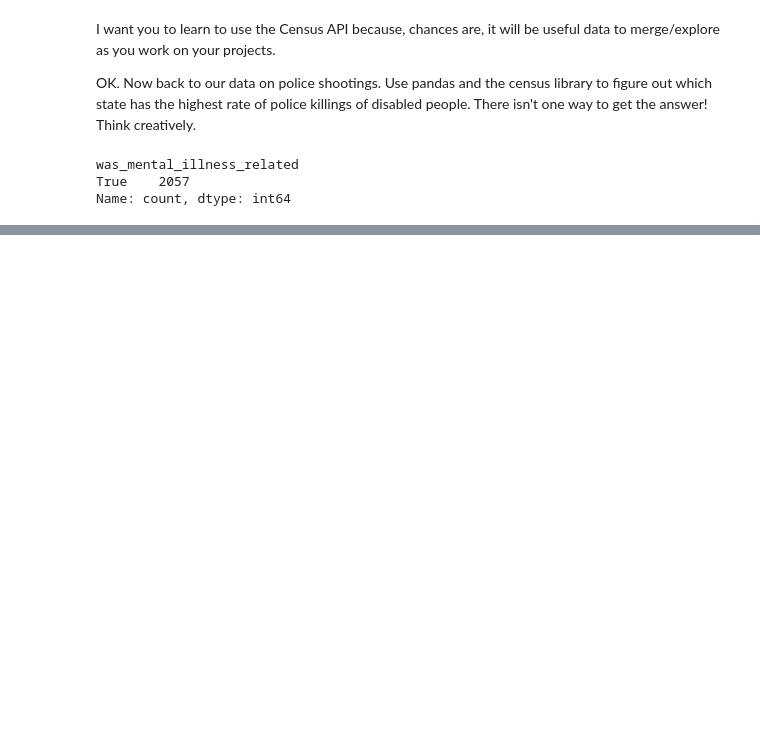
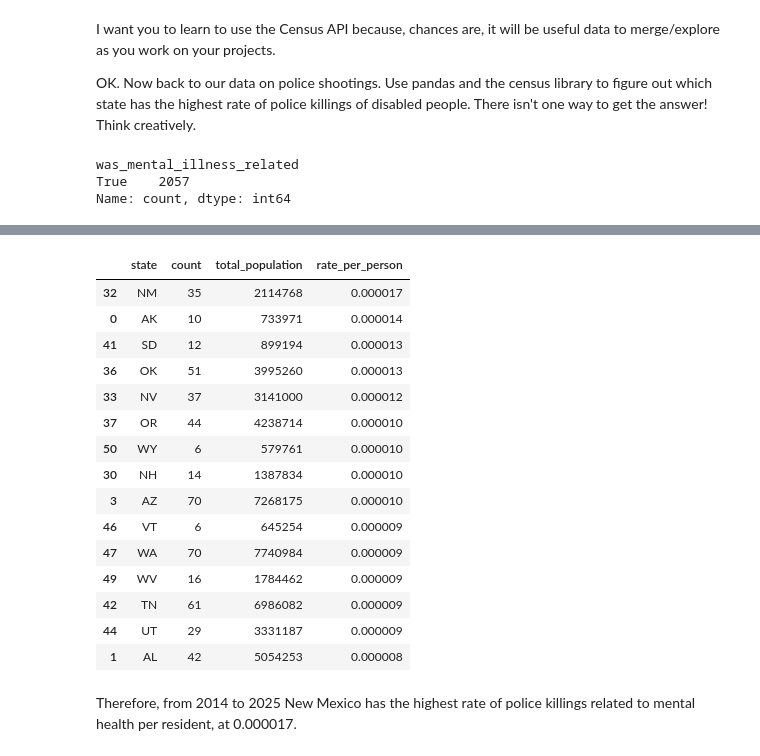
Before and after one commit to jack-walk/CUNY_adv-data, a Jupyter notebook: w5/input/homework5.ipynb, the cells around one changed output, grey strips where cells are left out. Saved outputs shown, nothing was run; the diff lists cells and outputs as text; code cells hidden in the pictures; blank space fills up the shorter version.

```diff
--- a/w5/input/homework5.ipynb
+++ b/w5/input/homework5.ipynb
@@ -356,6 +355,7 @@ state_population = {}
 # Your loop here!
 
 for state in state_to_fips:
-    state_population["code"] = state_to_fips["code"]
-    state_population["population"] = state_to_fips["population"]
+    fips = state_to_fips[state]
+    pop_query = c.acs5.state(("B01003_001E",), fips)
+    state_population[state] = int(pop_query[0]["B01003_001E"])
 # %%
@@ -385,3 +385,15 @@ disabled_only_df["was_mental_illness_related"].value_counts(dropna=True)
 was_mental_illness_related
 True    2057
 Name: count, dtype: int64
+# %%
+# Count by state
+mental_health_killings_by_state = data.loc[data["was_mental_illness_related"] == True].groupby(
+    ["state"]
+).size().reset_index(
+    name="count"
+).sort_values(
+    by="count",
+    ascending=False
+)
+
+mental_health_killings_by_state
@@ -387,0 +418,41 @@ Name: count, dtype: int64
+# %%
+# Add total state population and rate per person
+
+# Build state to fips map
+state_to_fips = {}
+
+for state_code, state_info in us_states.items():
+    state_to_fips[state_info["code"]] = state_info["fips"]
+
+# Look up state populations
+state_population = {}
+
+for state in mental_health_killings_by_state["state"]:
+    fips = state_to_fips[state]
+    pop_query = c.acs5.state(("B01003_001E",), fips)
+    state_population[state] = int(pop_query[0]["B01003_001E"])
+
+# Append w new columns and rank
+mental_health_killings_by_state["total_population"] = mental_health_killings_by_state["state"].map(state_population)
+mental_health_killings_by_state["rate_per_person"] = mental_health_killings_by_state["count"] / mental_health_killings_by_state["total_population"]
+
+mental_health_killings_by_state.sort_values(by="rate_per_person", ascending=False).head(15)
+# %% [output]
+|  | state | count | total_population | rate_per_person |
+| 32 | NM | 35 | 2114768 | 0.000017 |
+| 0 | AK | 10 | 733971 | 0.000014 |
+| 41 | SD | 12 | 899194 | 0.000013 |
+| 36 | OK | 51 | 3995260 | 0.000013 |
+| 33 | NV | 37 | 3141000 | 0.000012 |
+| 37 | OR | 44 | 4238714 | 0.000010 |
+| 50 | WY | 6 | 579761 | 0.000010 |
+| 30 | NH | 14 | 1387834 | 0.000010 |
+| 3 | AZ | 70 | 7268175 | 0.000010 |
+| 46 | VT | 6 | 645254 | 0.000009 |
+| 47 | WA | 70 | 7740984 | 0.000009 |
+| 49 | WV | 16 | 1784462 | 0.000009 |
+| 42 | TN | 61 | 6986082 | 0.000009 |
+| 44 | UT | 29 | 3331187 | 0.000009 |
+| 1 | AL | 42 | 5054253 | 0.000008 |
+# %% [markdown]
+Therefore, from 2014 to 2025 New Mexico has the highest rate of police killings related to mental health per resident, at 0.000017.
```
Also changed, not shown: parts of 5 cells of this notebook.
